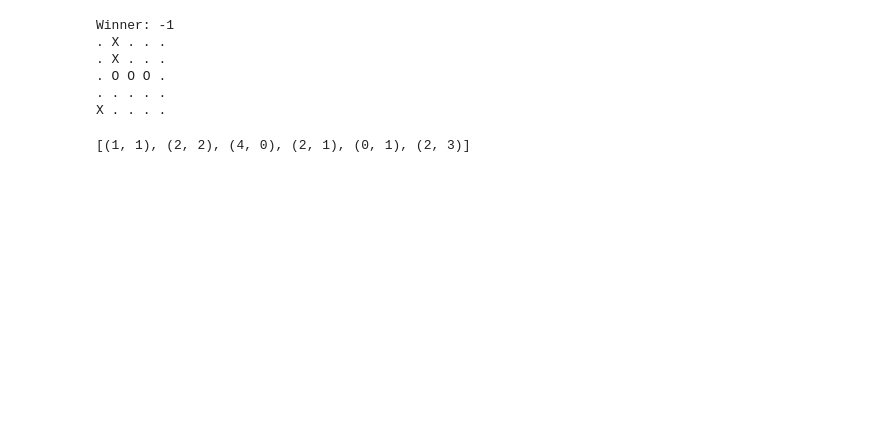
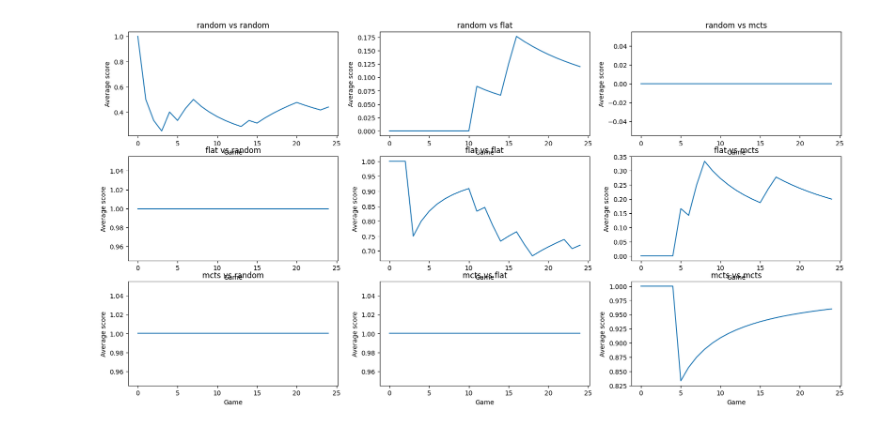
Before and after one commit to yamaceay/gomoku, a Jupyter notebook: gomoku.ipynb, the cells around one changed output. Saved outputs shown, nothing was run; the diff lists cells and outputs as text; code cells hidden in the pictures; blank space fills up the shorter version.

```diff
--- a/gomoku.ipynb
+++ b/gomoku.ipynb
@@ -51,32 +53,3 @@ class MCTSPlayer(Player):
             tree.backpropagate(node, value)
         best_child = max(tree.root.children, key=lambda child: child.Q)
         return best_child.state.history[-1]
-# %%
-game = Gomoku(
-    M=5,
-    N=5,
-    K=3,
-    FIRST_PLAYER=1,
-)
-
-player1 = FlatPlayer()
-player2 = MCTSPlayer()
-while not game.fin():
-    if game.player == 1:
-        move = player1.next_move(game)
-    else:
-        move = player2.next_move(game)
-    game.play(move)
-
-game.print()
-# %% [output]
-Winner: -1
-. X . . .
-. X . . .
-. O O O .
-. . . . .
-X . . . .
-# %%
-game.history
-# %% [output]
-[(1, 1), (2, 2), (4, 0), (2, 1), (0, 1), (2, 3)]
@@ -82,0 +84,32 @@ game.history
+# %%
+players = {
+    "random": RandomPlayer(), # plays randomly
+    "flat": FlatPlayer(), # checks if any move is winning
+    "mcts": MCTSPlayer(), # uses MCTS to evaluate the best move
+}
+
+n = 25
+
+# scores = {}
+# for k in tqdm(range(len(players) ** 2)):
+#     player_list, n_players = list(players), len(players)
+#     i, j = k // n_players, k % n_players
+#     playerI, playerJ = player_list[i], player_list[j]
+#     game = Gomoku(
+#         M=5,
+#         N=5,
+#         K=3,
+#         FIRST_PLAYER=1,
+#     )
+#     score = play_n_games(game, players[playerI], players[playerJ], n, print=False)
+#     scores[(playerI, playerJ)] = score
+#
+# fig, axes = plt.subplots(len(players), len(players), figsize=(20, 10))
+# player_nums = dict([(v, i) for i, v in enumerate(players)])
+# for k, v in scores.items():
+#     playerI, playerJ = k
+#     ax = axes[player_nums[playerI],  player_nums[playerJ]]
+#     time_series_plot(ax, v, f"{playerI} vs {playerJ}")
+# plt.show()
+# %% [output]
+[figure, added]
```
Also changed, not shown: parts of 2 cells of this notebook.
